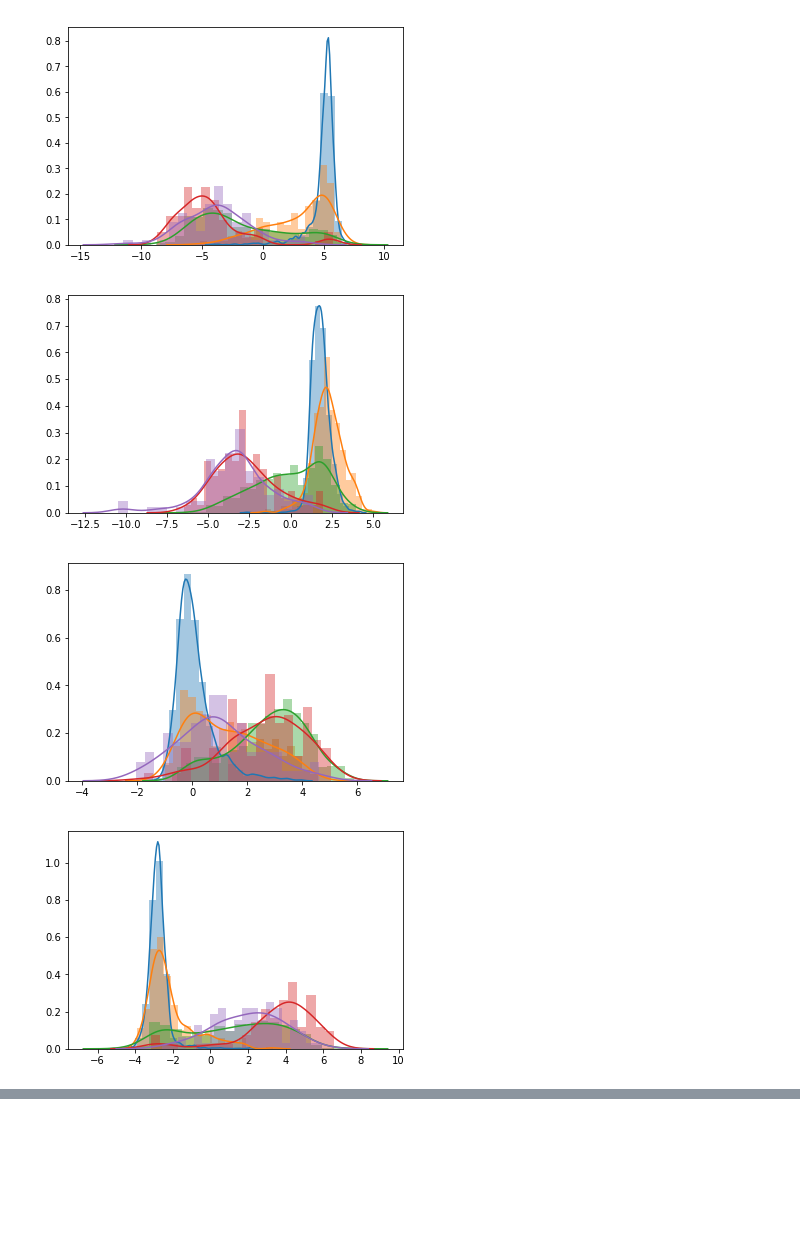
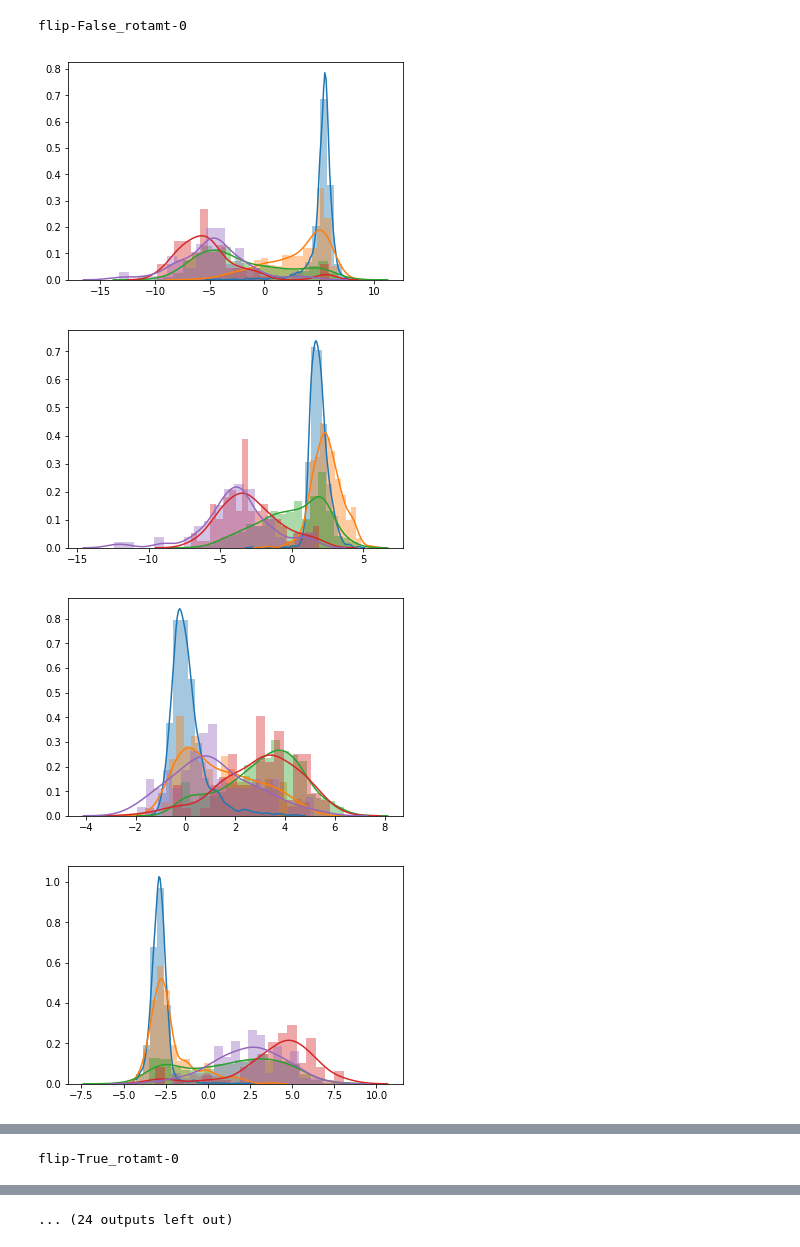
Before and after one commit to kundajelab/kaggle_diabetic_retinopathy, a Jupyter notebook: notebooks/StudyValidSetPredictions.ipynb, the cells around one changed output, grey strips where cells are left out. Cells and saved outputs as stored; diff of their text form; code cells hidden in the pictures; blank space fills up the shorter version.

```diff
--- a/notebooks/StudyValidSetPredictions.ipynb
+++ b/notebooks/StudyValidSetPredictions.ipynb
@@ -11,8 +249,16 @@ det_preds = np.array([
 from sklearn.metrics import roc_auc_score
 from sklearn.metrics import average_precision_score
 
-print(roc_auc_score(y_true=1.0*(valid_labels > 0),
-              y_score=1.0-det_preds[:,0]))
-print(average_precision_score(y_true=1.0*(valid_labels > 0),
-                        y_score=1.0-det_preds[:,0]))
+print("auROC",roc_auc_score(y_true=1.0*(augmented_labels > 0),
+                                y_score=1.0-augmented_predictions[:,0]))
+print("auPRC",average_precision_score(y_true=1.0*(augmented_labels > 0),
+                                      y_score=1.0-augmented_predictions[:,0]))
+
+for parent_folder in parent_folders:
+    print(parent_folder)
+    det_preds = parent_folder_to_det_pred[parent_folder]
+    print("auROC",roc_auc_score(y_true=1.0*(valid_labels > 0),
+                                y_score=1.0-det_preds[:,0]))
+    print("auPRC",average_precision_score(y_true=1.0*(valid_labels > 0),
+                                          y_score=1.0-det_preds[:,0]))
 # %% [output]
@@ -37,33 +301,38 @@ print(average_precision_score(y_true=1.0*(valid_labels > 0),
 # %%
 %matplotlib inline
 from matplotlib import pyplot as plt
 import seaborn as sns
-mean_mcpred = np.mean(mc_preds,axis=0)
-mean_mcpred_logits = np.log(mean_mcpred)
-mean_mcpred_logits = mean_mcpred_logits-np.mean(mean_mcpred_logits,axis=1)[:,None]
 
-for i in range(5):
-    sns.distplot(mean_mcpred_logits[:,0][valid_labels==i],
-                 bins=20)
-plt.show()
-for i in range(5):
-    sns.distplot(mean_mcpred_logits[:,1][valid_labels==i],
-                 bins=20)
-plt.show()
-for i in range(5):
-    sns.distplot(mean_mcpred_logits[:,2][valid_labels==i],
-                 bins=20)
-plt.show()
-for i in range(5):
-    sns.distplot(mean_mcpred_logits[:,3][valid_labels==i],
-                 bins=20)
-plt.show()
-for i in range(5):
-    sns.distplot(mean_mcpred_logits[:,4][valid_labels==i],
-                 bins=20)
-plt.show()
+for parent_folder in parent_folders:
+    print(parent_folder)
+    preds = parent_folder_to_det_pred[parent_folder]
+    #mean_mcpred = np.mean(mc_preds,axis=0)
+    pred_logits = np.log(preds)
+    pred_logits = pred_logits-np.mean(pred_logits,axis=1)[:,None]
+
+    for i in range(5):
+        sns.distplot(pred_logits[:,0][valid_labels==i],
+                     bins=20)
+    plt.show()
+    for i in range(5):
+        sns.distplot(pred_logits[:,1][valid_labels==i],
+                     bins=20)
+    plt.show()
+    for i in range(5):
+        sns.distplot(pred_logits[:,2][valid_labels==i],
+                     bins=20)
+    plt.show()
+    for i in range(5):
+        sns.distplot(pred_logits[:,3][valid_labels==i],
+                     bins=20)
+    plt.show()
+    for i in range(5):
+        sns.distplot(pred_logits[:,4][valid_labels==i],
+                     bins=20)
+    plt.show()
 # %% [output]
+flip-False_rotamt-0
-[figure, old version]
+[figure, new version]
-[figure, old version]
+[figure, new version]
-[figure, old version]
+[figure, new version]
-[figure, old version]
+[figure, new version]
@@ -70,0 +340 @@ plt.show()
+flip-True_rotamt-0
@@ -70,0 +346 @@ plt.show()
+... (24 outputs left out)
```
Also changed, not shown: parts of 10 cells of this notebook, 1 other file.
